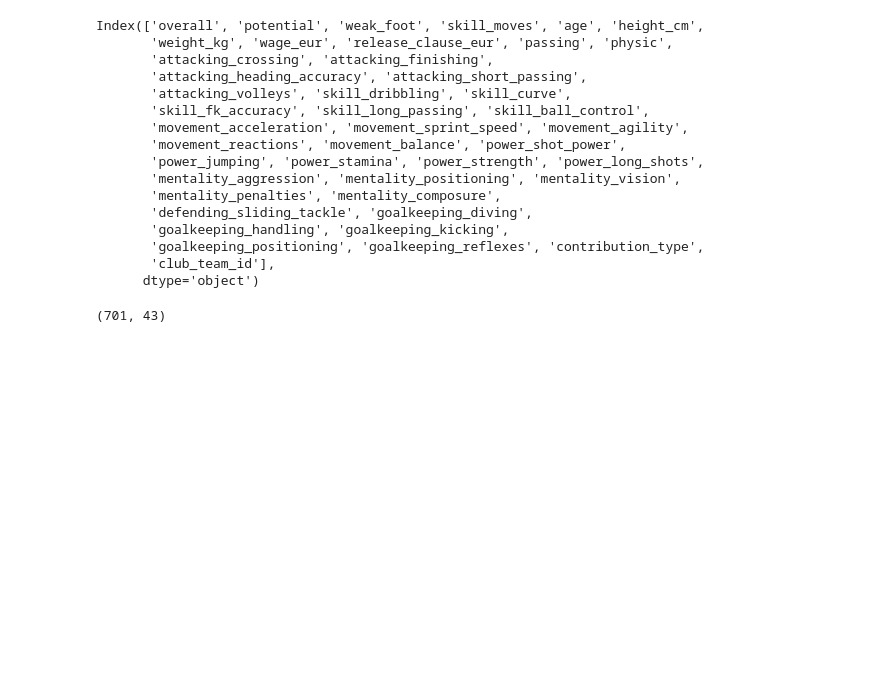
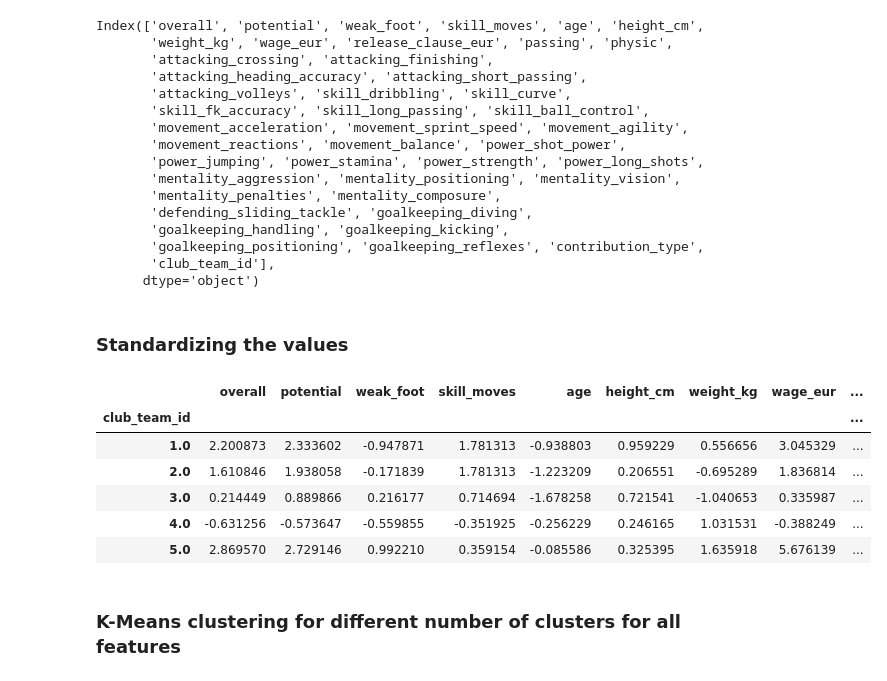
Before and after one commit to rahulbollisetty/ML_assignment_IIITB, a Jupyter notebook: 3.ipynb, the cells around one changed output. Drawn from its saved outputs; the diff is of its cells as text; code cells hidden in the pictures; blank space fills up the shorter version.

```diff
--- a/3.ipynb
+++ b/3.ipynb
@@ -224,16 +236,26 @@ Index(['overall', 'potential', 'weak_foot', 'skill_moves', 'age', 'height_cm',
        'goalkeeping_positioning', 'goalkeeping_reflexes', 'contribution_type',
        'club_team_id'],
       dtype='object')
+# %% [markdown]
+### Standardizing the values
 # %%
 from sklearn.preprocessing import StandardScaler
 std_scaler = StandardScaler().set_output(transform="pandas")
 
-data = main_df.groupby('club_team_id').mean().reset_index()
-data.drop(columns='club_team_id',inplace=True)
+data = main_df.groupby('club_team_id').mean()
+# data.drop(columns='club_team_id',inplace=True)
 data = std_scaler.fit_transform(data)
-data.shape
+data.head(5)
 # %% [output]
-(701, 43)
+|  | overall | potential | weak_foot | skill_moves | age | height_cm | weight_kg | wage_eur | ... |
+| club_team_id |  |  |  |  |  |  |  |  | ... |
+| 1.0 | 2.200873 | 2.333602 | -0.947871 | 1.781313 | -0.938803 | 0.959229 | 0.556656 | 3.045329 | ... |
+| 2.0 | 1.610846 | 1.938058 | -0.171839 | 1.781313 | -1.223209 | 0.206551 | -0.695289 | 1.836814 | ... |
+| 3.0 | 0.214449 | 0.889866 | 0.216177 | 0.714694 | -1.678258 | 0.721541 | -1.040653 | 0.335987 | ... |
+| 4.0 | -0.631256 | -0.573647 | -0.559855 | -0.351925 | -0.256229 | 0.246165 | 1.031531 | -0.388249 | ... |
+| 5.0 | 2.869570 | 2.729146 | 0.992210 | 0.359154 | -0.085586 | 0.325395 | 1.635918 | 5.676139 | ... |
+# %% [markdown]
+### K-Means clustering for different number of clusters for all features
 # %%
 from sklearn.cluster import KMeans
 
```
Also changed, not shown: parts of 10 cells of this notebook, 3 other files.
